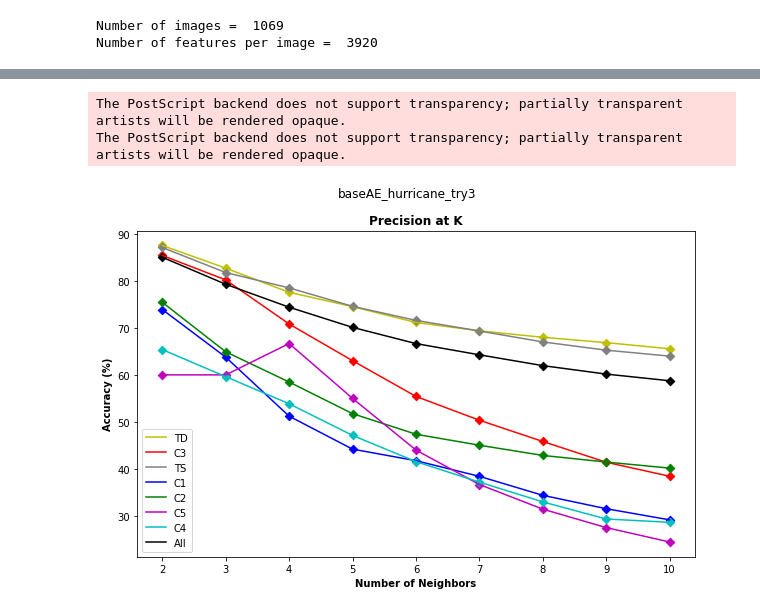
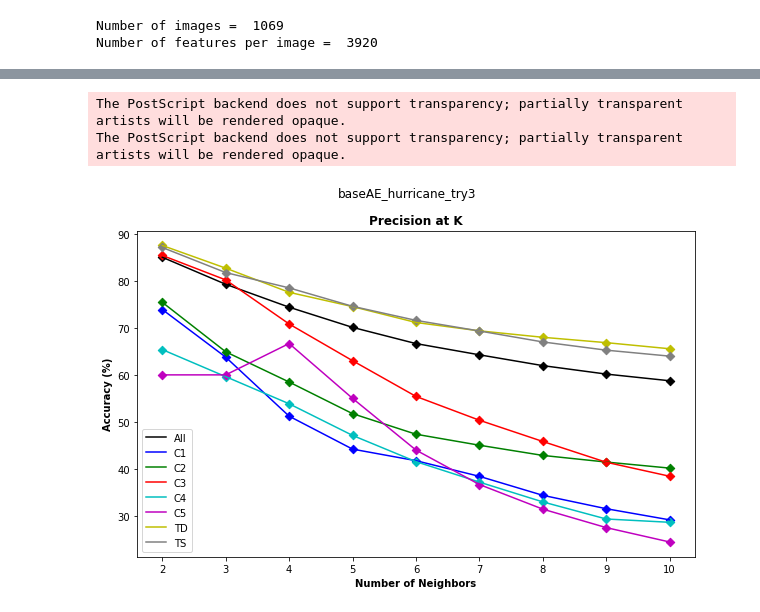
Before and after one commit to satyarth934/FDL2020_KnowledgeDiscoveryFramework, a Jupyter notebook: notebooks/Evaluation_P_at_K_Hurricane.ipynb, the cells around one changed output, grey strips where cells are left out. Drawn from its saved outputs; the diff is of its cells as text; code cells hidden in the pictures.

```diff
--- a/notebooks/Evaluation_P_at_K_Hurricane.ipynb
+++ b/notebooks/Evaluation_P_at_K_Hurricane.ipynb
@@ -227,20 +281,22 @@ for num_neighbor in num_neighbor_check:
 # %%
+# Individual classes + Combined All classes
+
 color_map = {'C1':'b', 'C2':'g', 'C3':'r', 'C4':'c', 'C5':'m', 'TD':'y', 'TS':'gray', 'All':'k'}
 
 plt.figure(figsize=(10,6))
 plt.suptitle(MODEL_NAME)
 # plt.xticks(np.arange(2, 51, 2))
 plt.xlabel('Number of Neighbors', fontweight='bold')
 plt.ylabel('Accuracy (%)', fontweight='bold')
 plt.title('Precision at K', fontweight='bold')
-for k in precision_k:
+for k in sorted(precision_k):
     plt.scatter(num_neighbor_check, precision_k[k], c=color_map[k], marker='D')
     plt.plot(num_neighbor_check, precision_k[k], c=color_map[k])
-plt.legend(labels=list(precision_k.keys()))
+plt.legend(labels=list(sorted(precision_k)), loc='lower left')
 
 plt.savefig(P_AT_K_PLOT)
-plt.savefig(FEATURE_DIR + "/p_at_k_plot_2_to_10.eps")
+plt.savefig(P_AT_K_PLOT.replace(".png", ".eps"))
 # %% [output]
 The PostScript backend does not support transparency; partially transparent artists will be rendered opaque.
 The PostScript backend does not support transparency; partially transparent artists will be rendered opaque.
-[figure, old version]
+[figure, new version]
```
Also changed, not shown: parts of 4 cells of this notebook, 2 other files.
